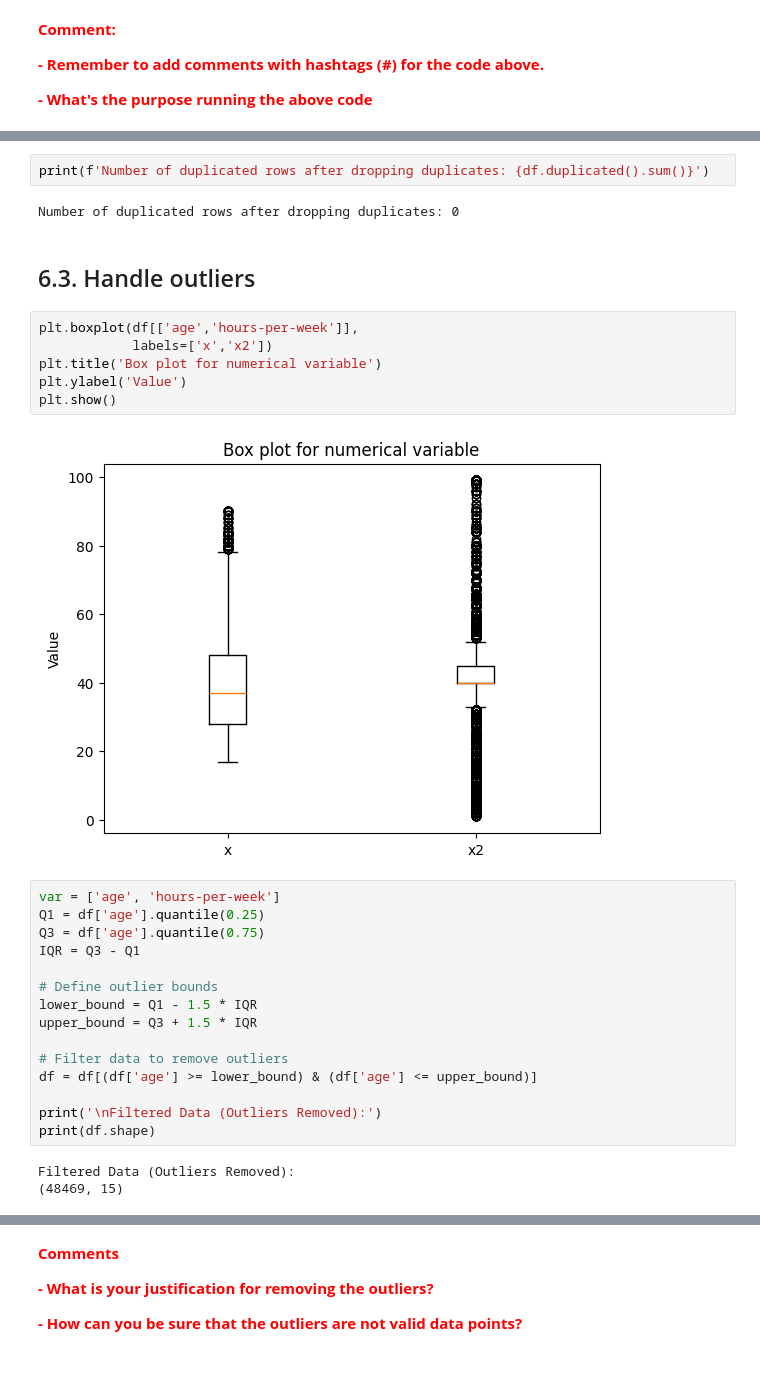
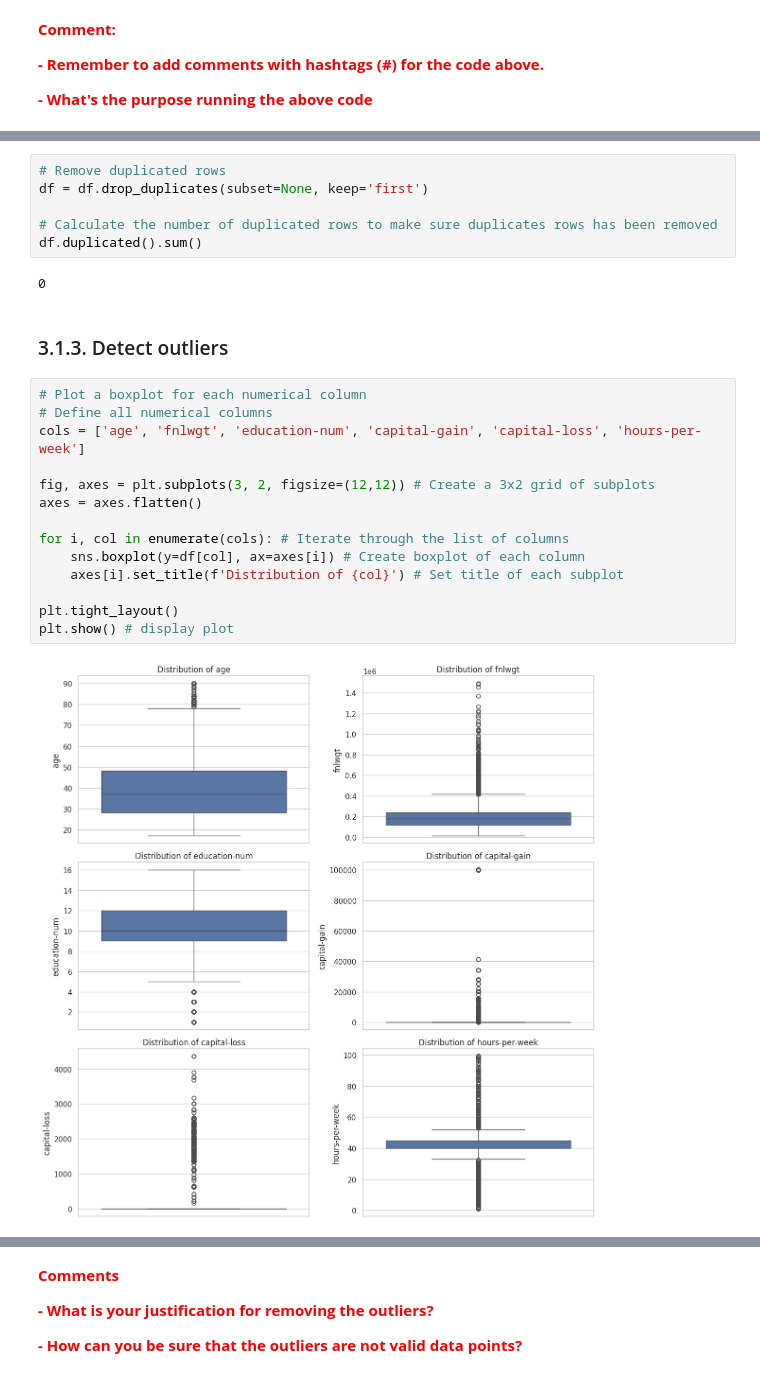
Before and after one commit to Hazim-HF/Project2DataScience, a Jupyter notebook: P152419_Project2_STQD6014.ipynb, the cells around one changed output, grey strips where cells are left out. Drawn from its saved outputs; the diff is of its cells as text.

```diff
--- a/P152419_Project2_STQD6014.ipynb
+++ b/P152419_Project2_STQD6014.ipynb
@@ -298,32 +314,26 @@ df = df.drop_duplicates(subset=None, keep='first')
-# %%
-print(f'Number of duplicated rows after dropping duplicates: {df.duplicated().sum()}')
-# %% [output]
-Number of duplicated rows after dropping duplicates: 0
+# %%
+# Remove duplicated rows
+df = df.drop_duplicates(subset=None, keep='first')
+
+# Calculate the number of duplicated rows to make sure duplicates rows has been removed
+df.duplicated().sum()
+# %% [output]
+0
 # %% [markdown]
-## 6.3. Handle outliers
+### 3.1.3. Detect outliers
-# %%
-plt.boxplot(df[['age','hours-per-week']],
-            labels=['x','x2'])
-plt.title('Box plot for numerical variable')
-plt.ylabel('Value')
-plt.show()
-# %% [output]
-[figure, removed]
-# %%
-var = ['age', 'hours-per-week']
-Q1 = df['age'].quantile(0.25)
-Q3 = df['age'].quantile(0.75)
-IQR = Q3 - Q1
-
-# Define outlier bounds
-lower_bound = Q1 - 1.5 * IQR
-upper_bound = Q3 + 1.5 * IQR
-
-# Filter data to remove outliers
-df = df[(df['age'] >= lower_bound) & (df['age'] <= upper_bound)]
-
-print('\nFiltered Data (Outliers Removed):')
-print(df.shape)
-# %% [output]
-Filtered Data (Outliers Removed):
-(48469, 15)
+# %%
+# Plot a boxplot for each numerical column
+# Define all numerical columns
+cols = ['age', 'fnlwgt', 'education-num', 'capital-gain', 'capital-loss', 'hours-per-week']
+
+fig, axes = plt.subplots(3, 2, figsize=(12,12)) # Create a 3x2 grid of subplots
+axes = axes.flatten()
+
+for i, col in enumerate(cols): # Iterate through the list of columns
+    sns.boxplot(y=df[col], ax=axes[i]) # Create boxplot of each column
+    axes[i].set_title(f'Distribution of {col}') # Set title of each subplot
+
+plt.tight_layout()
+plt.show() # display plot
+# %% [output]
+[figure, added]
```
Also changed, not shown: parts of 77 cells of this notebook.
